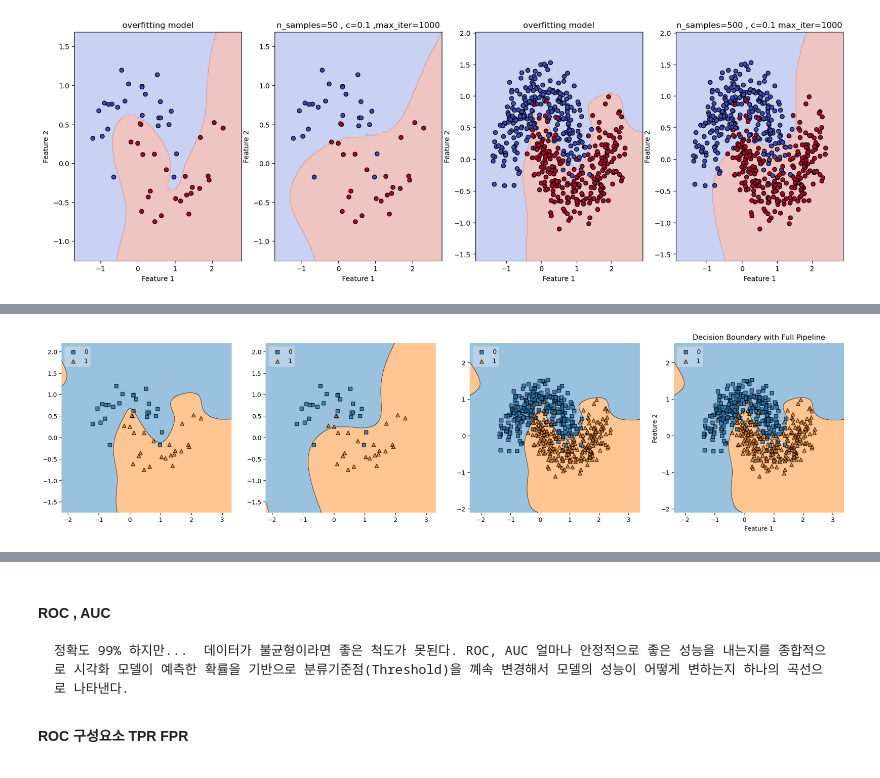
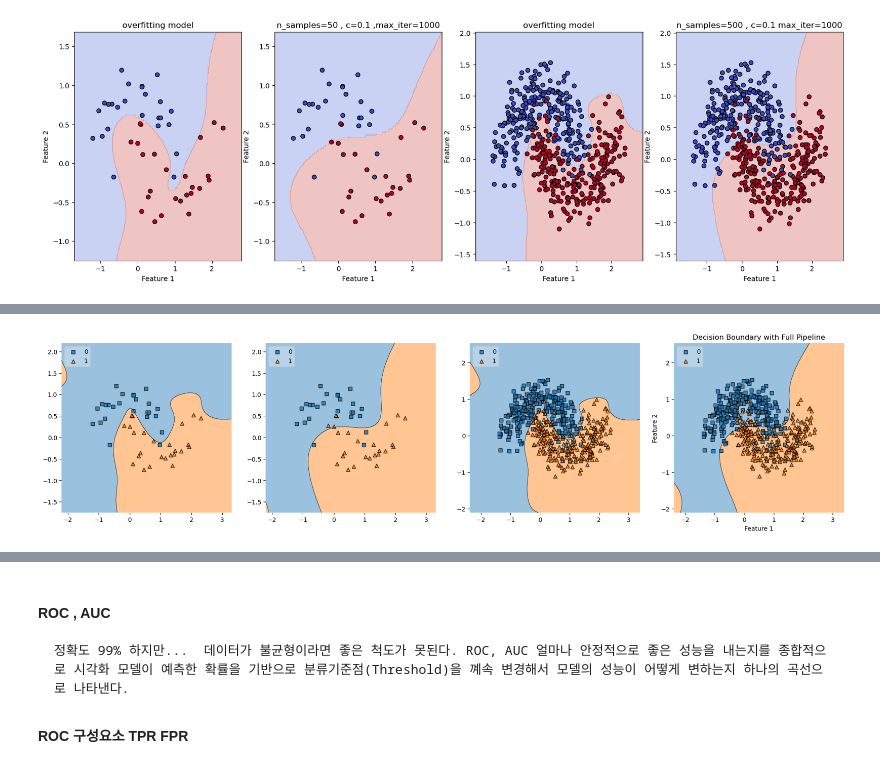
Before and after one commit to carookim/Python, a Jupyter notebook: machine-learning/02-logistic.ipynb, the cells around one changed output, grey strips where cells are left out. Saved outputs shown, nothing was run; the diff lists cells and outputs as text; code cells hidden in the pictures.

```diff
--- a/machine-learning/02-logistic.ipynb
+++ b/machine-learning/02-logistic.ipynb
@@ -194,32 +194,34 @@ pipe1 = Pipeline([
 # 강한 규제 파이프
 pipe2 = Pipeline([
     ('poly',PolynomialFeatures(degree=10)),
     ('scaler',StandardScaler()),
     ('clf',LogisticRegression(C=0.1, max_iter=1000))
 ])
 
 # 파이프라인 학습 (원본 데이터로 학습)
 pipe1.fit(X_small, y_small)
 pipe1.fit(X_big, y_big)
 pipe2.fit(X_small, y_small)
 pipe2.fit(X_big, y_big)
 
 # 작은 데이터
 X_small, y_small = make_moons(n_samples=50, noise=0.25, random_state=45)
 # 큰 데이터
 X_big, y_big = make_moons(n_samples=500, noise=0.25, random_state=45)
 
 # 서브플롯 생성
 fig, axes = plt.subplots(1, 4, figsize=(23, 5))  # 1행 2열
 
+
+# gpt 1차
 from mlxtend.plotting import plot_decision_regions # 많이 사용하는 함수
 plot_decision_regions(X=X_small, y=y_small, clf=pipe1, legend=2, ax=axes[0]) # <--- 바로 이 부분!
 plot_decision_regions(X=X_small, y=y_small, clf=pipe2, legend=2, ax=axes[1])
 plot_decision_regions(X=X_big, y=y_big, clf=pipe1, legend=2, ax=axes[2])
-plot_decision_regions(X=X_big, y=y_big, clf=pipe1, legend=2, ax=axes[3])
+plot_decision_regions(X=X_big, y=y_big, clf=pipe2, legend=2, ax=axes[3])
 plt.xlabel('Feature 1')
 plt.ylabel('Feature 2')
 plt.title('Decision Boundary with Full Pipeline')
 plt.show()
 # %% [output]
-[figure, old version]
+[figure, new version]
```
Also changed, not shown: parts of 1 cell of this notebook.
